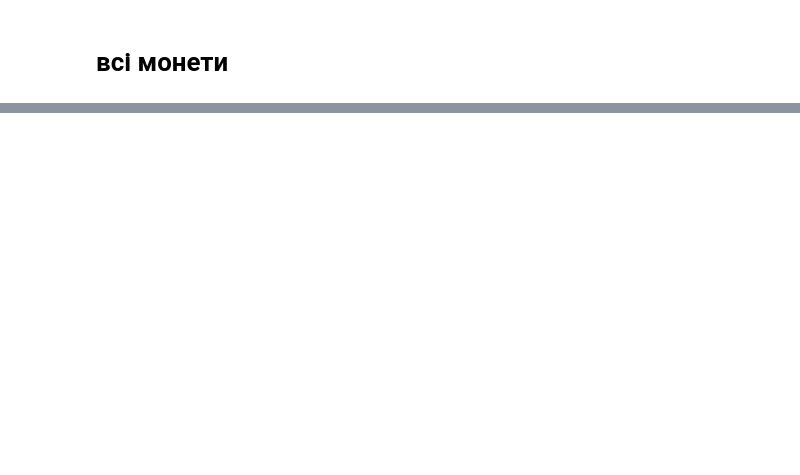
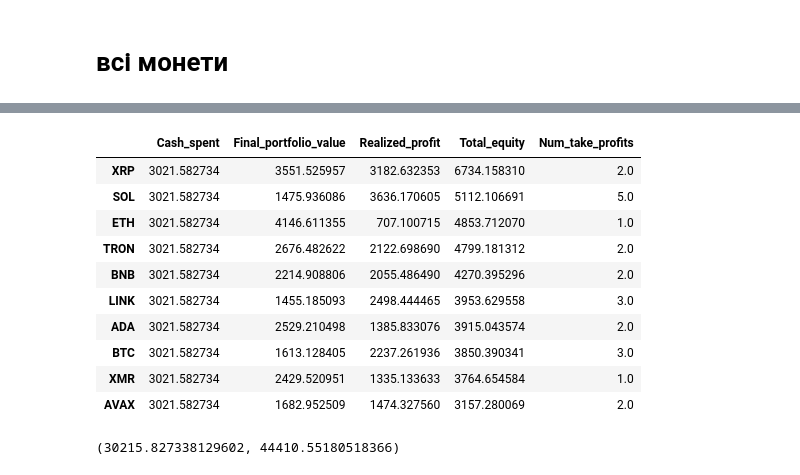
Before and after one commit to Familenko/backtest, a Jupyter notebook: test_dca.ipynb, the cells around one changed output, grey strips where cells are left out. Saved outputs shown, nothing was run; the diff lists cells and outputs as text; code cells hidden in the pictures; blank space fills up the shorter version.

```diff
--- a/test_dca.ipynb
+++ b/test_dca.ipynb
@@ -6,7 +6,7 @@ import numpy as np
 from backtest import backtest_dca
 # %%
 start = "2023-01-01"
-end = "2026-01-01"
+end = "2026-02-01"
 
 symbols = {
     "BTC": "BTC-USD",
@@ -19,9 +19,9 @@ symbols = {
     "XMR": "XMR-USD",
 
     "LINK": "LINK-USD",
-    "ATOM": "ATOM-USD",
     "AVAX": "AVAX-USD",
     "DOT": "DOT-USD",
+    "LTC": "LTC-USD"
 }
 
 initial_capital = 1.0
@@ -94,20 +113,28 @@ dca_result
 # %%
-results = {}
+res = {}
 
-for symbol in symbols.keys():
-    prices = df_origin[symbol]
-    invest_sum = 250 / 30
+selected_symbols = list(symbols)[:10]
+total_investment = 30_000
+individual_investment = total_investment / len(selected_symbols)
+
+total_days = len(df)
+total_days = total_days // 7
+
+for symbol in selected_symbols:
+    invest_sum = individual_investment / total_days
+
+    prices = df[symbol]
 
     dca_result_one, dca_metrics_one = backtest_dca(
         prices=prices,
         buy_amount=invest_sum,
-        freq="D",
-        available_sum=10000,
-        profit_multiple=3,
-        fee=0.001,
+        freq="W",
+        available_sum=1_000_000,
+        fee=fee,
+        cooldown_days=180,
         plot=False
     )
 
-    results[symbol] = dca_metrics_one
+    res[symbol] = dca_metrics_one
 # %%
-res = pd.DataFrame(results).T
+results = pd.DataFrame(res).T
@@ -131,0 +141,18 @@ res.sort_values('Profit', ascending=False)
+# %%
+results.sort_values(by="Total_equity", ascending=False)
+# %% [output]
+|  | Cash_spent | Final_portfolio_value | Realized_profit | Total_equity | Num_take_profits |
+| XRP | 3021.582734 | 3551.525957 | 3182.632353 | 6734.158310 | 2.0 |
+| SOL | 3021.582734 | 1475.936086 | 3636.170605 | 5112.106691 | 5.0 |
+| ETH | 3021.582734 | 4146.611355 | 707.100715 | 4853.712070 | 1.0 |
+| TRON | 3021.582734 | 2676.482622 | 2122.698690 | 4799.181312 | 2.0 |
+| BNB | 3021.582734 | 2214.908806 | 2055.486490 | 4270.395296 | 2.0 |
+| LINK | 3021.582734 | 1455.185093 | 2498.444465 | 3953.629558 | 3.0 |
+| ADA | 3021.582734 | 2529.210498 | 1385.833076 | 3915.043574 | 2.0 |
+| BTC | 3021.582734 | 1613.128405 | 2237.261936 | 3850.390341 | 3.0 |
+| XMR | 3021.582734 | 2429.520951 | 1335.133633 | 3764.654584 | 1.0 |
+| AVAX | 3021.582734 | 1682.952509 | 1474.327560 | 3157.280069 | 2.0 |
+# %%
+results['Cash_spent'].sum(), results['Total_equity'].sum()
+# %% [output]
+(30215.827338129602, 44410.55180518366)
```
Also changed, not shown: parts of 6 cells of this notebook, 3 other files.
